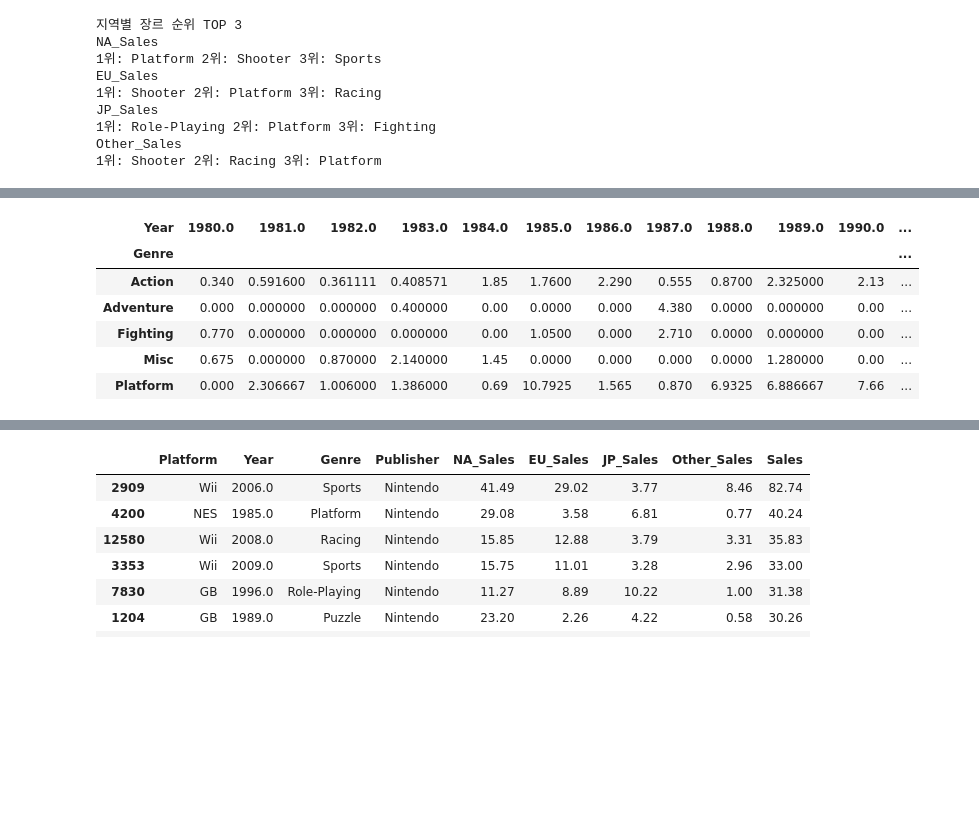
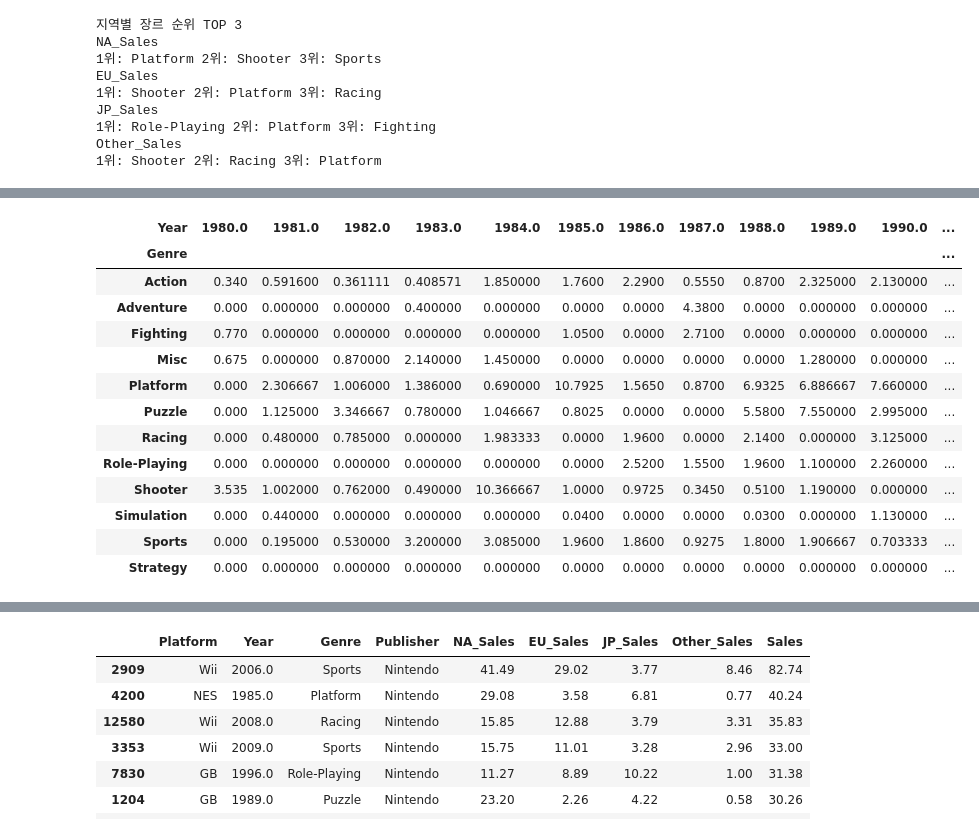
Before and after one commit to bon-u/S1Project, a Jupyter notebook: AI07_S1P_구본우.ipynb, the cells around one changed output, grey strips where cells are left out. Saved outputs shown, nothing was run; the diff lists cells and outputs as text; code cells hidden in the pictures; blank space fills up the shorter version.

```diff
--- a/AI07_S1P_구본우.ipynb
+++ b/AI07_S1P_구본우.ipynb
@@ -132,16 +155,23 @@ dfy.head()
 # %%
 dfp=dfy.pivot_table(index = 'Genre', columns = 'Year', values = 'Sales',aggfunc='mean')
 dfp=dfp.fillna(0)
-dfp.head()
+dfp
 #피벗테이블을 사용해 연도별 각 장르의 평균 출고량을 구함
 # %% [output]
 | Year | 1980.0 | 1981.0 | 1982.0 | 1983.0 | 1984.0 | 1985.0 | 1986.0 | 1987.0 | 1988.0 | 1989.0 | 1990.0 | ... |
 | Genre |  |  |  |  |  |  |  |  |  |  |  | ... |
-| Action | 0.340 | 0.591600 | 0.361111 | 0.408571 | 1.85 | 1.7600 | 2.290 | 0.555 | 0.8700 | 2.325000 | 2.13 | ... |
-| Adventure | 0.000 | 0.000000 | 0.000000 | 0.400000 | 0.00 | 0.0000 | 0.000 | 4.380 | 0.0000 | 0.000000 | 0.00 | ... |
-| Fighting | 0.770 | 0.000000 | 0.000000 | 0.000000 | 0.00 | 1.0500 | 0.000 | 2.710 | 0.0000 | 0.000000 | 0.00 | ... |
-| Misc | 0.675 | 0.000000 | 0.870000 | 2.140000 | 1.45 | 0.0000 | 0.000 | 0.000 | 0.0000 | 1.280000 | 0.00 | ... |
-| Platform | 0.000 | 2.306667 | 1.006000 | 1.386000 | 0.69 | 10.7925 | 1.565 | 0.870 | 6.9325 | 6.886667 | 7.66 | ... |
+| Action | 0.340 | 0.591600 | 0.361111 | 0.408571 | 1.850000 | 1.7600 | 2.2900 | 0.5550 | 0.8700 | 2.325000 | 2.130000 | ... |
+| Adventure | 0.000 | 0.000000 | 0.000000 | 0.400000 | 0.000000 | 0.0000 | 0.0000 | 4.3800 | 0.0000 | 0.000000 | 0.000000 | ... |
+| Fighting | 0.770 | 0.000000 | 0.000000 | 0.000000 | 0.000000 | 1.0500 | 0.0000 | 2.7100 | 0.0000 | 0.000000 | 0.000000 | ... |
+| Misc | 0.675 | 0.000000 | 0.870000 | 2.140000 | 1.450000 | 0.0000 | 0.0000 | 0.0000 | 0.0000 | 1.280000 | 0.000000 | ... |
+| Platform | 0.000 | 2.306667 | 1.006000 | 1.386000 | 0.690000 | 10.7925 | 1.5650 | 0.8700 | 6.9325 | 6.886667 | 7.660000 | ... |
+| Puzzle | 0.000 | 1.125000 | 3.346667 | 0.780000 | 1.046667 | 0.8025 | 0.0000 | 0.0000 | 5.5800 | 7.550000 | 2.995000 | ... |
+| Racing | 0.000 | 0.480000 | 0.785000 | 0.000000 | 1.983333 | 0.0000 | 1.9600 | 0.0000 | 2.1400 | 0.000000 | 3.125000 | ... |
+| Role-Playing | 0.000 | 0.000000 | 0.000000 | 0.000000 | 0.000000 | 0.0000 | 2.5200 | 1.5500 | 1.9600 | 1.100000 | 2.260000 | ... |
+| Shooter | 3.535 | 1.002000 | 0.762000 | 0.490000 | 10.366667 | 1.0000 | 0.9725 | 0.3450 | 0.5100 | 1.190000 | 0.000000 | ... |
+| Simulation | 0.000 | 0.440000 | 0.000000 | 0.000000 | 0.000000 | 0.0400 | 0.0000 | 0.0000 | 0.0300 | 0.000000 | 1.130000 | ... |
+| Sports | 0.000 | 0.195000 | 0.530000 | 3.200000 | 3.085000 | 1.9600 | 1.8600 | 0.9275 | 1.8000 | 1.906667 | 0.703333 | ... |
+| Strategy | 0.000 | 0.000000 | 0.000000 | 0.000000 | 0.000000 | 0.0000 | 0.0000 | 0.0000 | 0.0000 | 0.000000 | 0.000000 | ... |
 # %%
 pv2=stats.normaltest(dfp, axis=0).pvalue
 print(pv2)
```
Also changed, not shown: parts of 13 cells of this notebook.
